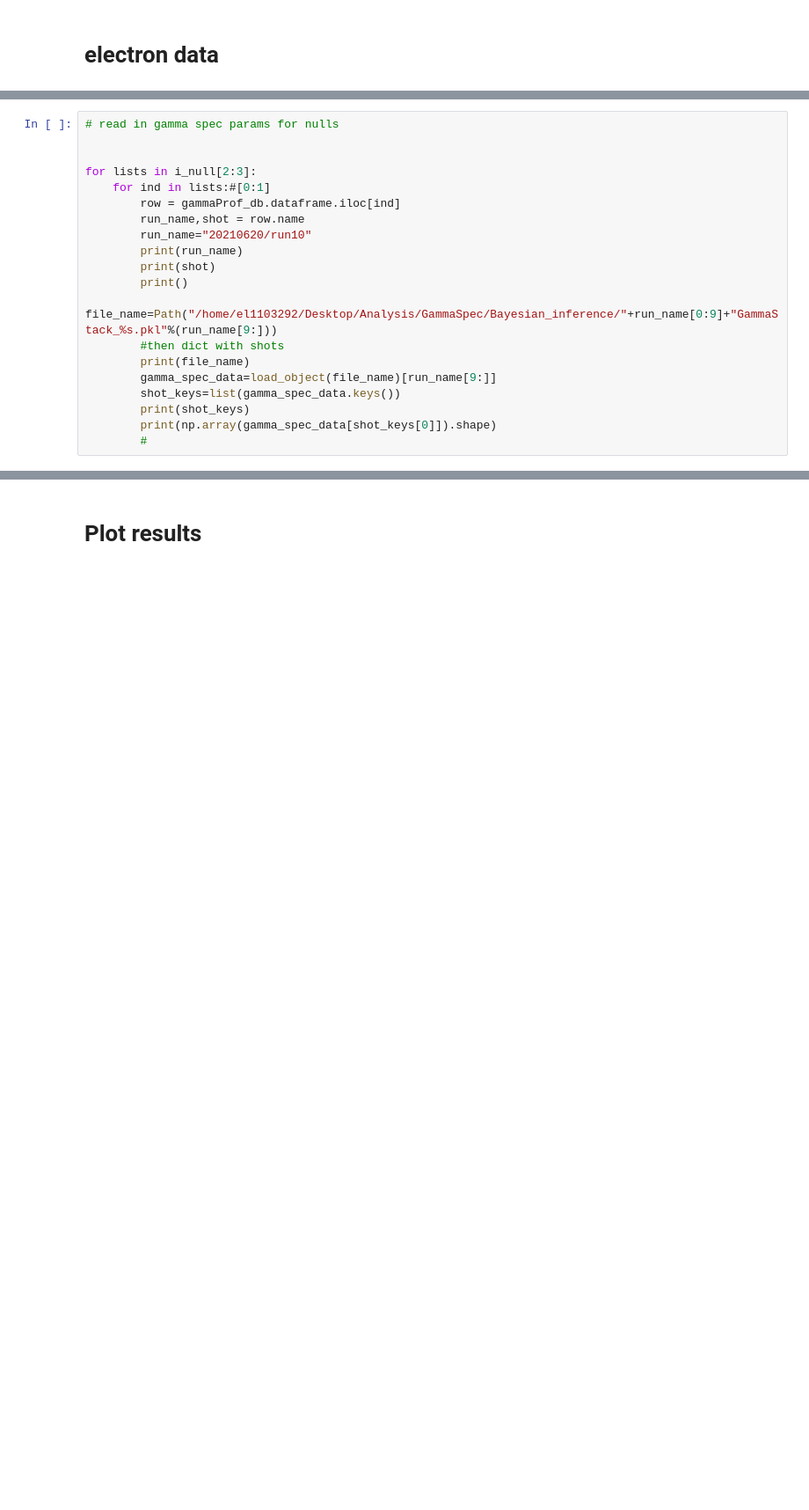
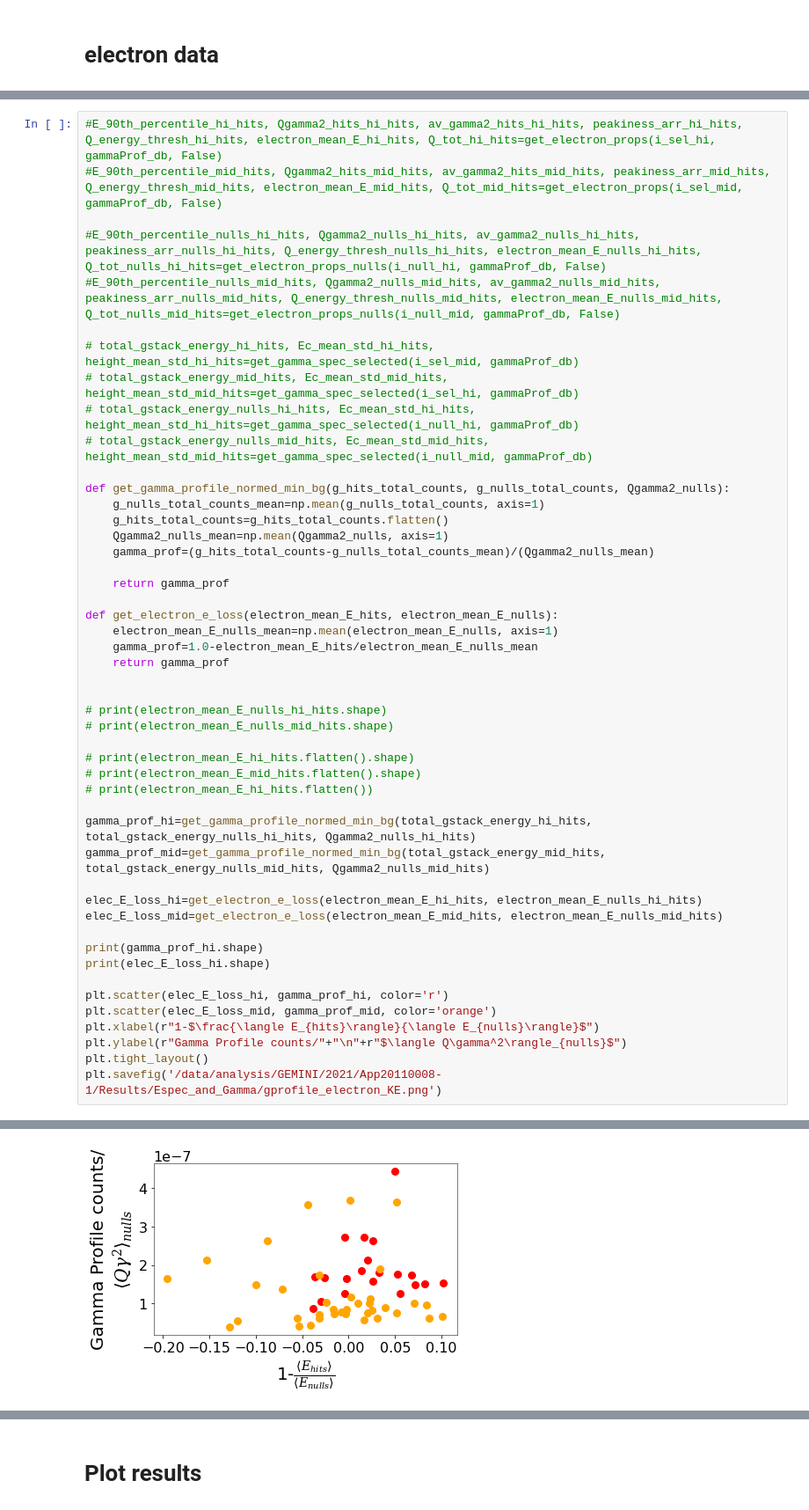
Before and after one commit to ELos385/RadiationReaction2021Analysis, a Jupyter notebook: scripts/Espec/Espec_90th_percntile_vs_gamma_normed_total_charge_20220519.ipynb, the cells around one changed output, grey strips where cells are left out. Shown at 88% size. Cells and saved outputs as stored; diff of their text form; blank space fills up the shorter version.

Commit message:
Espec gamma profile analysis

```diff
--- a/scripts/Espec/Espec_90th_percntile_vs_gamma_normed_total_charge_20220519.ipynb
+++ b/scripts/Espec/Espec_90th_percntile_vs_gamma_normed_total_charge_20220519.ipynb
@@ -429,20 +431,0 @@ findfont: Font family ['serif'] not found. Falling back to DejaVu Sans.
-# %%
-# read in gamma spec params for nulls
-
-
-for lists in i_null[2:3]:
-    for ind in lists:#[0:1]
-        row = gammaProf_db.dataframe.iloc[ind]
-        run_name,shot = row.name
-        run_name="20210620/run10"
-        print(run_name)
-        print(shot)
-        print()
-        file_name=Path("/home/el1103292/Desktop/Analysis/GammaSpec/Bayesian_inference/"+run_name[0:9]+"GammaStack_%s.pkl"%(run_name[9:]))
-        #then dict with shots
-        print(file_name)
-        gamma_spec_data=load_object(file_name)[run_name[9:]]
-        shot_keys=list(gamma_spec_data.keys())
-        print(shot_keys)
-        print(np.array(gamma_spec_data[shot_keys[0]]).shape)
-        #
@@ -466,0 +525,49 @@ for lists in i_null[2:3]:
+# %%
+#E_90th_percentile_hi_hits, Qgamma2_hits_hi_hits, av_gamma2_hits_hi_hits, peakiness_arr_hi_hits, Q_energy_thresh_hi_hits, electron_mean_E_hi_hits, Q_tot_hi_hits=get_electron_props(i_sel_hi, gammaProf_db, False)
+#E_90th_percentile_mid_hits, Qgamma2_hits_mid_hits, av_gamma2_hits_mid_hits, peakiness_arr_mid_hits, Q_energy_thresh_mid_hits, electron_mean_E_mid_hits, Q_tot_mid_hits=get_electron_props(i_sel_mid, gammaProf_db, False)
+
+#E_90th_percentile_nulls_hi_hits, Qgamma2_nulls_hi_hits, av_gamma2_nulls_hi_hits, peakiness_arr_nulls_hi_hits, Q_energy_thresh_nulls_hi_hits, electron_mean_E_nulls_hi_hits, Q_tot_nulls_hi_hits=get_electron_props_nulls(i_null_hi, gammaProf_db, False)
+#E_90th_percentile_nulls_mid_hits, Qgamma2_nulls_mid_hits, av_gamma2_nulls_mid_hits, peakiness_arr_nulls_mid_hits, Q_energy_thresh_nulls_mid_hits, electron_mean_E_nulls_mid_hits, Q_tot_nulls_mid_hits=get_electron_props_nulls(i_null_mid, gammaProf_db, False)
+
+# total_gstack_energy_hi_hits, Ec_mean_std_hi_hits, height_mean_std_hi_hits=get_gamma_spec_selected(i_sel_mid, gammaProf_db)
+# total_gstack_energy_mid_hits, Ec_mean_std_mid_hits, height_mean_std_mid_hits=get_gamma_spec_selected(i_sel_hi, gammaProf_db)
+# total_gstack_energy_nulls_hi_hits, Ec_mean_std_hi_hits, height_mean_std_hi_hits=get_gamma_spec_selected(i_null_hi, gammaProf_db)
+# total_gstack_energy_nulls_mid_hits, Ec_mean_std_mid_hits, height_mean_std_mid_hits=get_gamma_spec_selected(i_null_mid, gammaProf_db)
+
+def get_gamma_profile_normed_min_bg(g_hits_total_counts, g_nulls_total_counts, Qgamma2_nulls):
+    g_nulls_total_counts_mean=np.mean(g_nulls_total_counts, axis=1)
+    g_hits_total_counts=g_hits_total_counts.flatten()
+    Qgamma2_nulls_mean=np.mean(Qgamma2_nulls, axis=1)
+    gamma_prof=(g_hits_total_counts-g_nulls_total_counts_mean)/(Qgamma2_nulls_mean)
+
+    return gamma_prof
+
+def get_electron_e_loss(electron_mean_E_hits, electron_mean_E_nulls):
+    electron_mean_E_nulls_mean=np.mean(electron_mean_E_nulls, axis=1)
+    gamma_prof=1.0-electron_mean_E_hits/electron_mean_E_nulls_mean
+    return gamma_prof
+
+
+# print(electron_mean_E_nulls_hi_hits.shape)
+# print(electron_mean_E_nulls_mid_hits.shape)
+
+# print(electron_mean_E_hi_hits.flatten().shape)
+# print(electron_mean_E_mid_hits.flatten().shape)
+# print(electron_mean_E_hi_hits.flatten())
+
+gamma_prof_hi=get_gamma_profile_normed_min_bg(total_gstack_energy_hi_hits, total_gstack_energy_nulls_hi_hits, Qgamma2_nulls_hi_hits)
+gamma_prof_mid=get_gamma_profile_normed_min_bg(total_gstack_energy_mid_hits, total_gstack_energy_nulls_mid_hits, Qgamma2_nulls_mid_hits)
+
+elec_E_loss_hi=get_electron_e_loss(electron_mean_E_hi_hits, electron_mean_E_nulls_hi_hits)
+elec_E_loss_mid=get_electron_e_loss(electron_mean_E_mid_hits, electron_mean_E_nulls_mid_hits)
+
+print(gamma_prof_hi.shape)
+print(elec_E_loss_hi.shape)
+
+plt.scatter(elec_E_loss_hi, gamma_prof_hi, color='r')
+plt.scatter(elec_E_loss_mid, gamma_prof_mid, color='orange')
+plt.xlabel(r"1-$\frac{\langle E_{hits}\rangle}{\langle E_{nulls}\rangle}$")
+plt.ylabel(r"Gamma Profile counts/"+"\n"+r"$\langle Q\gamma^2\rangle_{nulls}$")
+plt.tight_layout()
+plt.savefig('/data/analysis/GEMINI/2021/App20110008-1/Results/Espec_and_Gamma/gprofile_electron_KE.png')
+# %% [output]
@@ -466,0 +576 @@ for lists in i_null[2:3]:
+[figure, added]
```
Also changed, not shown: parts of 20 cells of this notebook.
